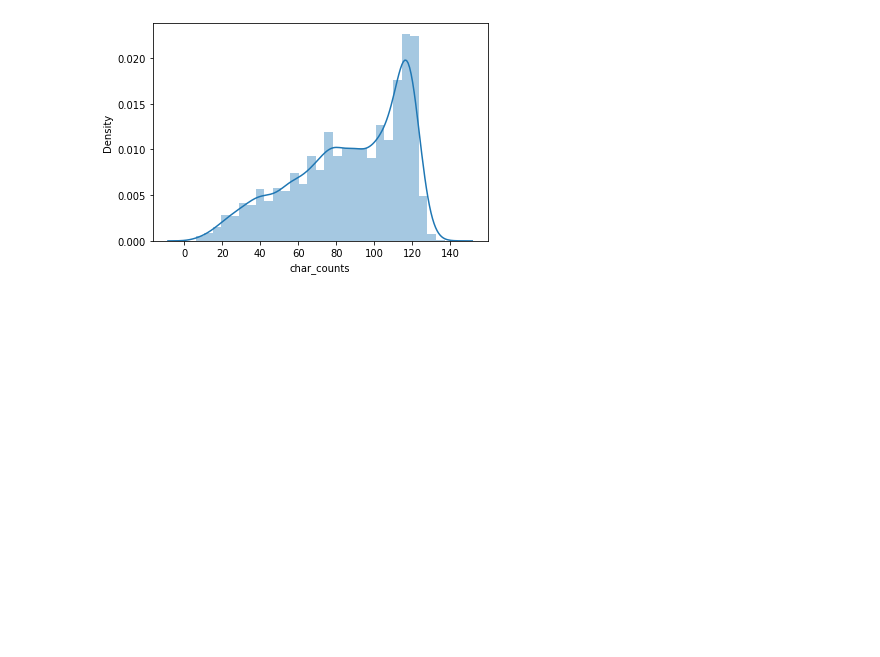
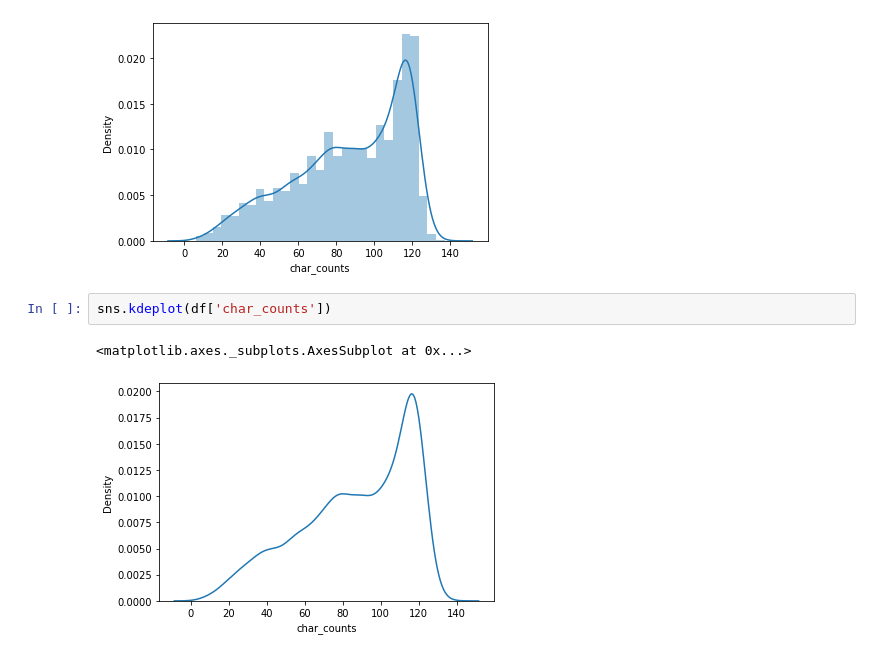
Before and after one commit to data-analytics-professionals/tweet-classification, a Jupyter notebook: tweets.ipynb, the cells around one changed output. Saved outputs shown, nothing was run; the diff lists cells and outputs as text; blank space fills up the shorter version.

Commit message:
Added kernel density plot for char_counts feature

```diff
--- a/tweets.ipynb
+++ b/tweets.ipynb
@@ -86,3 +88,8 @@ sns.distplot(df['char_counts'])
 # %% [output]
 <matplotlib.axes._subplots.AxesSubplot at 0x...>
 [figure]
+# %%
+sns.kdeplot(df['char_counts'])
+# %% [output]
+<matplotlib.axes._subplots.AxesSubplot at 0x...>
+[figure, added]
```
Also changed, not shown: parts of 1 cell of this notebook.
